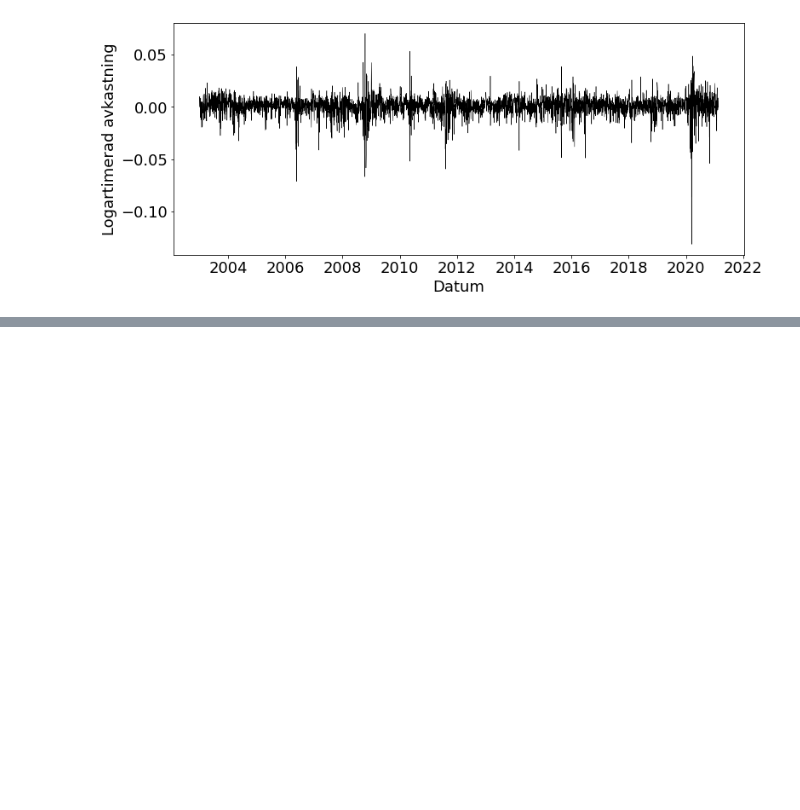
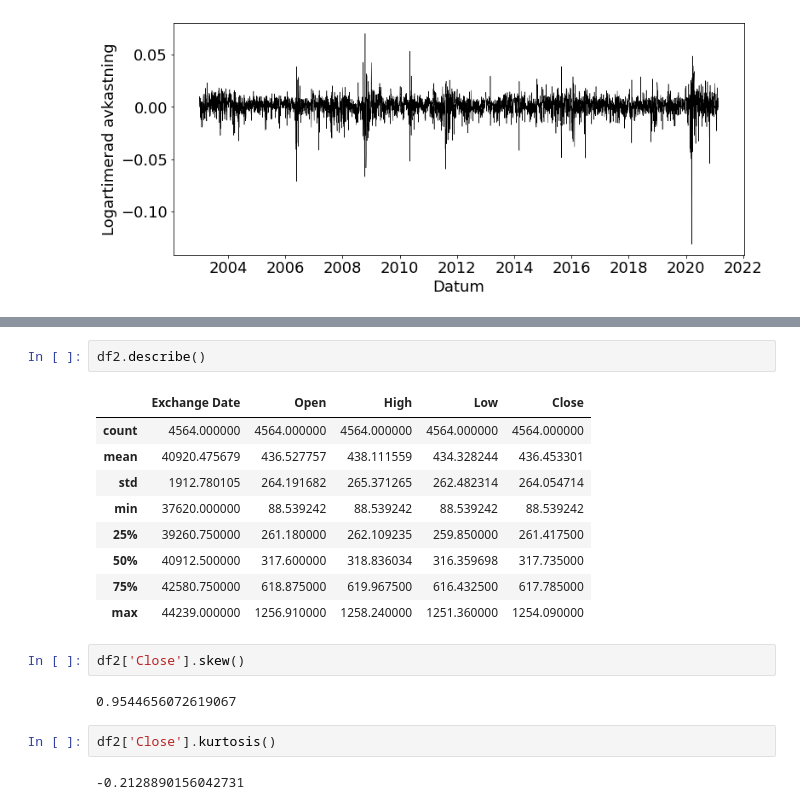
Before and after one commit to ulrikson/statistics-thesis, a Jupyter notebook: graphs.ipynb, the cells around one changed output, grey strips where cells are left out. Drawn from its saved outputs; the diff is of its cells as text; blank space fills up the shorter version.

```diff
--- a/graphs.ipynb
+++ b/graphs.ipynb
@@ -43,0 +60,20 @@ plt.savefig('img/logreturns.png')
+# %%
+df2.describe()
+# %% [output]
+|  | Exchange Date | Open | High | Low | Close |
+| count | 4564.000000 | 4564.000000 | 4564.000000 | 4564.000000 | 4564.000000 |
+| mean | 40920.475679 | 436.527757 | 438.111559 | 434.328244 | 436.453301 |
+| std | 1912.780105 | 264.191682 | 265.371265 | 262.482314 | 264.054714 |
+| min | 37620.000000 | 88.539242 | 88.539242 | 88.539242 | 88.539242 |
+| 25% | 39260.750000 | 261.180000 | 262.109235 | 259.850000 | 261.417500 |
+| 50% | 40912.500000 | 317.600000 | 318.836034 | 316.359698 | 317.735000 |
+| 75% | 42580.750000 | 618.875000 | 619.967500 | 616.432500 | 617.785000 |
+| max | 44239.000000 | 1256.910000 | 1258.240000 | 1251.360000 | 1254.090000 |
+# %%
+df2['Close'].skew()
+# %% [output]
+0.9544656072619067
+# %%
+df2['Close'].kurtosis()
+# %% [output]
+-0.2128890156042731
```
Also changed, not shown: parts of 1 cell of this notebook, 1 other file.
